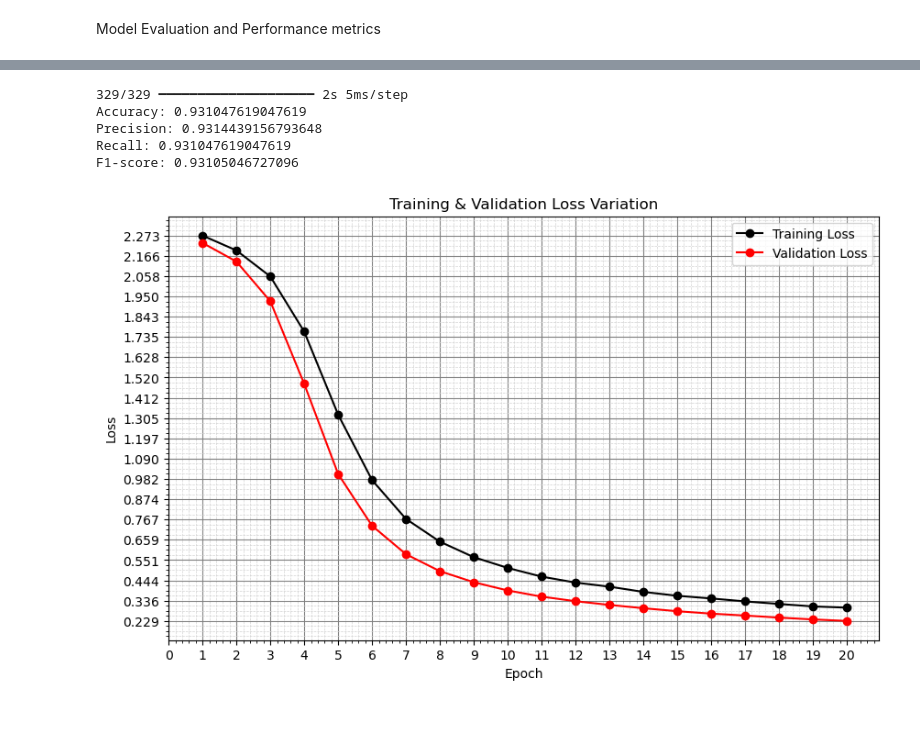
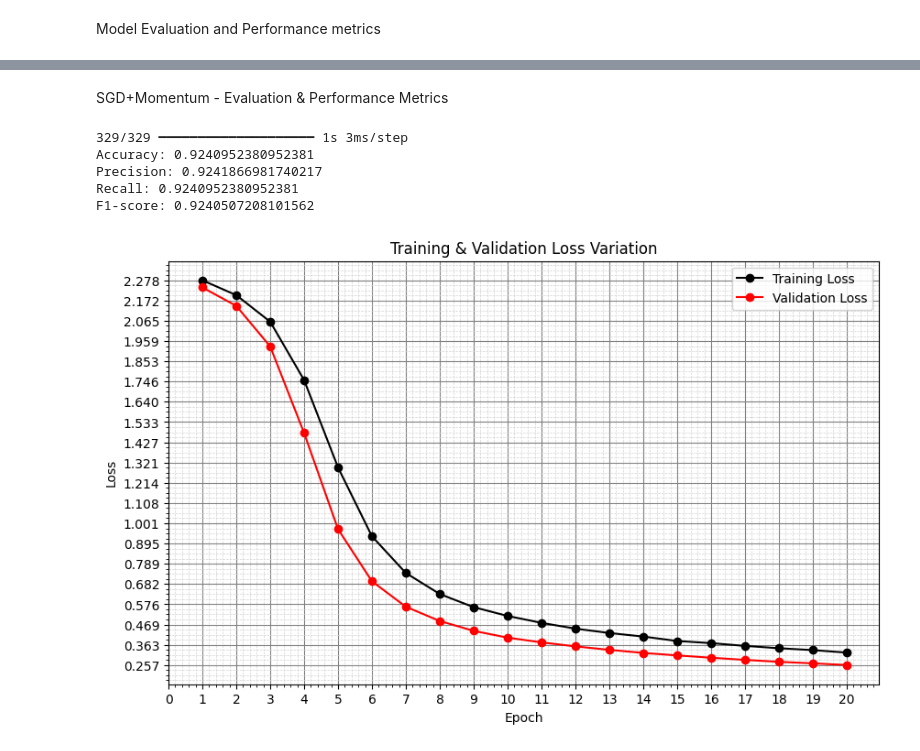
Before and after one commit to RashmikaDushan/EN3150_CNN, a Jupyter notebook: CNNs/cnn.ipynb, the cells around one changed output, grey strips where cells are left out. Saved outputs shown, nothing was run; the diff lists cells and outputs as text; code cells hidden in the pictures; blank space fills up the shorter version.

```diff
--- a/CNNs/cnn.ipynb
+++ b/CNNs/cnn.ipynb
@@ -34,10 +39,10 @@ def train_test_validation_split(X, Y, random_state,test_ratio=0.15, val_ratio=0.
 
 # Loading with original split with a reshape.
 try:
-    init_train_images = load_images('dataset/train-images.idx3-ubyte')
-    init_train_labels = load_labels('dataset/train-labels.idx1-ubyte')
-    init_test_images = load_images('dataset/t10k-images.idx3-ubyte')
-    init_test_labels = load_labels('dataset/t10k-labels.idx1-ubyte')
+    init_train_images = load_images('/content/train-images.idx3-ubyte')
+    init_train_labels = load_labels('/content/train-labels.idx1-ubyte')
+    init_test_images = load_images('/content/t10k-images.idx3-ubyte')
+    init_test_labels = load_labels('/content/t10k-labels.idx1-ubyte')
 except Exception as e:
     print("Error loading data. Make sure the data files are present inside a 'dataset' folder with their original names:", e)
 
@@ -82,8 +87,8 @@ Learning Rate, Loss Function and Optimiser Specifications
 # %%
 learning_rate = 0.0005
 
-optimizer = keras.optimizers.Adam(learning_rate=learning_rate)
-model.compile(optimizer=optimizer,
+adam_optimizer = keras.optimizers.Adam(learning_rate=learning_rate)
+model.compile(optimizer=adam_optimizer,
               loss='sparse_categorical_crossentropy',
               metrics=['accuracy'])
 
@@ -237,9 +240,9 @@ SGD+Momentum
 # %%
-model = get_model() # Reinitialize the model
+model_sgdm = get_model() # Reinitialize the model
 sgd_momentum = keras.optimizers.SGD(learning_rate=learning_rate, momentum=0.9)
-model.compile(optimizer=sgd_momentum,
+model_sgdm.compile(optimizer=sgd_momentum,
                 loss='sparse_categorical_crossentropy',
                 metrics=['accuracy'])
-sgdm_history = model.fit(x_train, y_train, epochs=20, validation_data=(x_val, y_val), batch_size=512)
+sgdm_history = model_sgdm.fit(x_train, y_train, epochs=20, validation_data=(x_val, y_val), batch_size=512)
 # %% [output]
 Epoch 1/20
@@ -262,12 +265,14 @@ Epoch 20/20
+# %% [markdown]
+SGD+Momentum - Evaluation & Performance Metrics
 # %%
-y_pred_sgdm = model.predict(x_test).argmax(axis=1)
+y_pred_sgdm = model_sgdm.predict(x_test).argmax(axis=1)
 sgdm_performance = get_performance_metrics(y_test, y_pred_sgdm)
 
 plot_learning_loss_progression(sgdm_history)
 # %% [output]
-329/329 ━━━━━━━━━━━━━━━━━━━━ 2s 5ms/step
-Accuracy: 0.931047619047619
-Precision: 0.9314439156793648
-Recall: 0.931047619047619
-F1-score: 0.93105046727096
+329/329 ━━━━━━━━━━━━━━━━━━━━ 1s 3ms/step
+Accuracy: 0.9240952380952381
+Precision: 0.9241866981740217
+Recall: 0.9240952380952381
+F1-score: 0.9240507208101562
-[figure, old version]
+[figure, new version]
```
Also changed, not shown: parts of 31 cells of this notebook.
